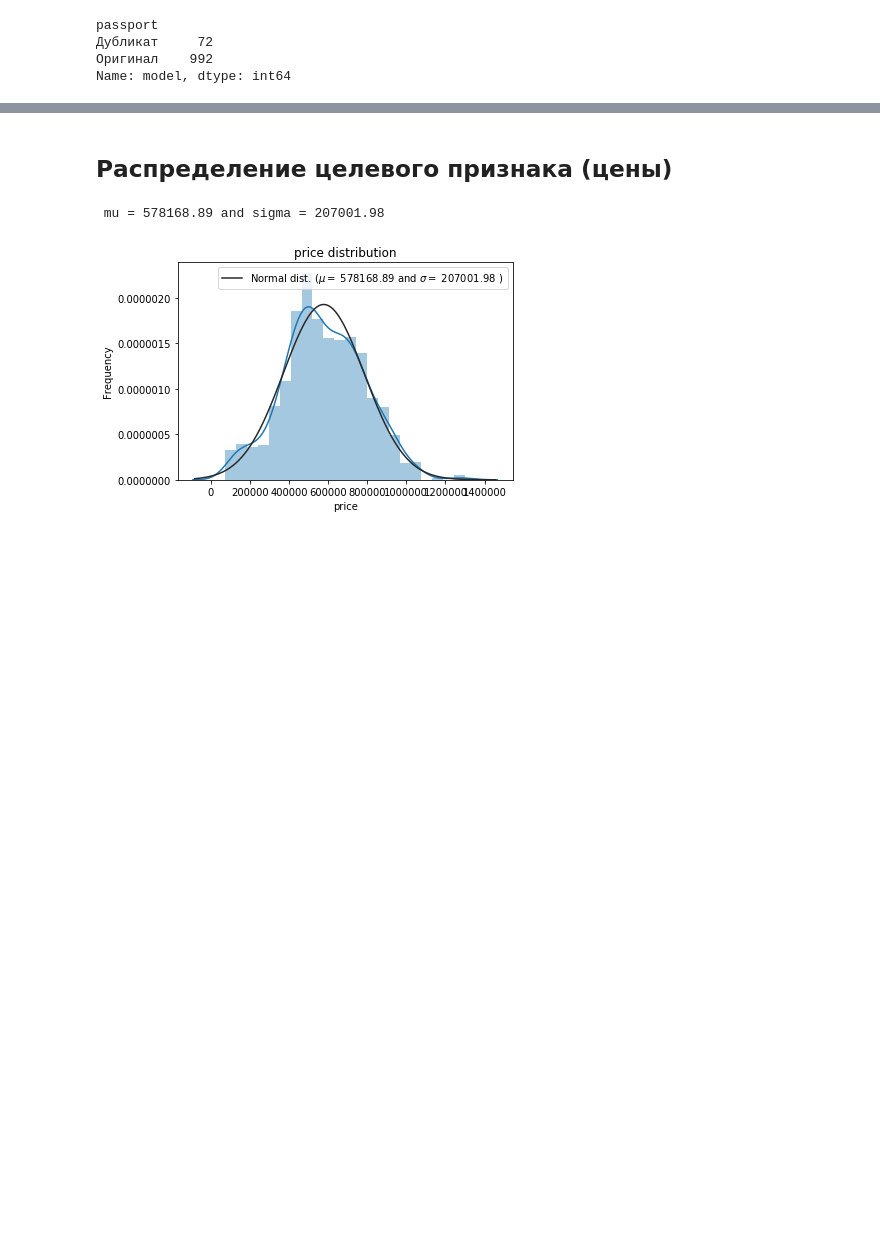
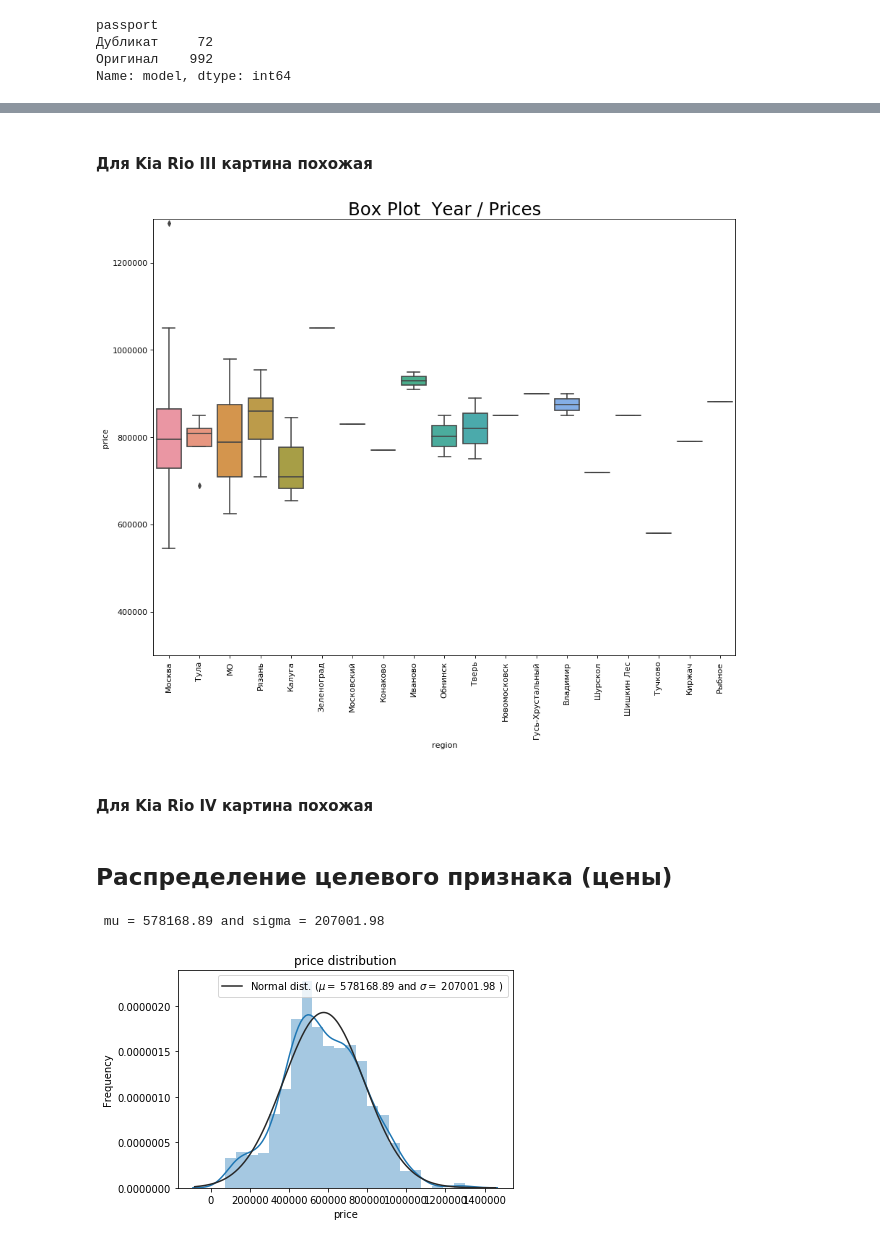
Before and after one commit to FelixMusic/myprojects, a Jupyter notebook: Auto_EDA_final.ipynb, the cells around one changed output, grey strips where cells are left out. Cells and saved outputs as stored; diff of their text form; code cells hidden in the pictures; blank space fills up the shorter version.

```diff
--- a/Auto_EDA_final.ipynb
+++ b/Auto_EDA_final.ipynb
@@ -275,0 +347,26 @@ auto_data.shape
+# %% [markdown]
+#### Для Kia Rio III картина похожая
+# %%
+# Построим Box Plot цены по регионам для модели 'Kia Rio IV'
+
+# Draw Plot
+plt.figure(figsize=(13,10), dpi= 80)
+sns.boxplot(x='region', y='price', data=auto_data.loc[auto_data['model'] == 'Kia Rio IV'], notch=False)
+plt.xticks(rotation=90)
+
+# Add N Obs inside boxplot (optional)
+def add_n_obs(df,group_col,y):
+    medians_dict = {grp[0]:grp[1][y].median() for grp in df.groupby(group_col)}
+    xticklabels = [x.get_text() for x in plt.gca().get_xticklabels()]
+    n_obs = df.groupby(group_col)[y].size().values
+
+add_n_obs(auto_data.loc[auto_data['model'] == 'Kia Rio IV'],group_col='year', y='price')
+
+# Decoration
+plt.title('Box Plot  Year / Prices', fontsize=22)
+plt.ylim(300000, 1300000)
+plt.show()
+# %% [output]
+[figure, added]
+# %% [markdown]
+#### Для Kia Rio IV картина похожая
```
Also changed, not shown: parts of 24 cells of this notebook.
